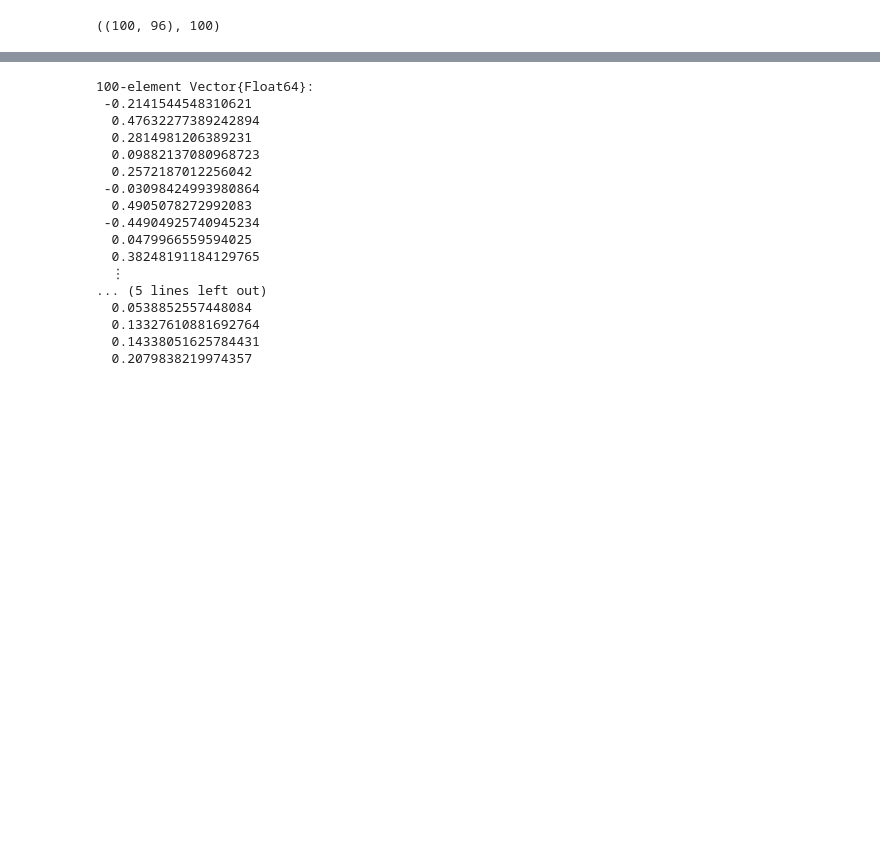
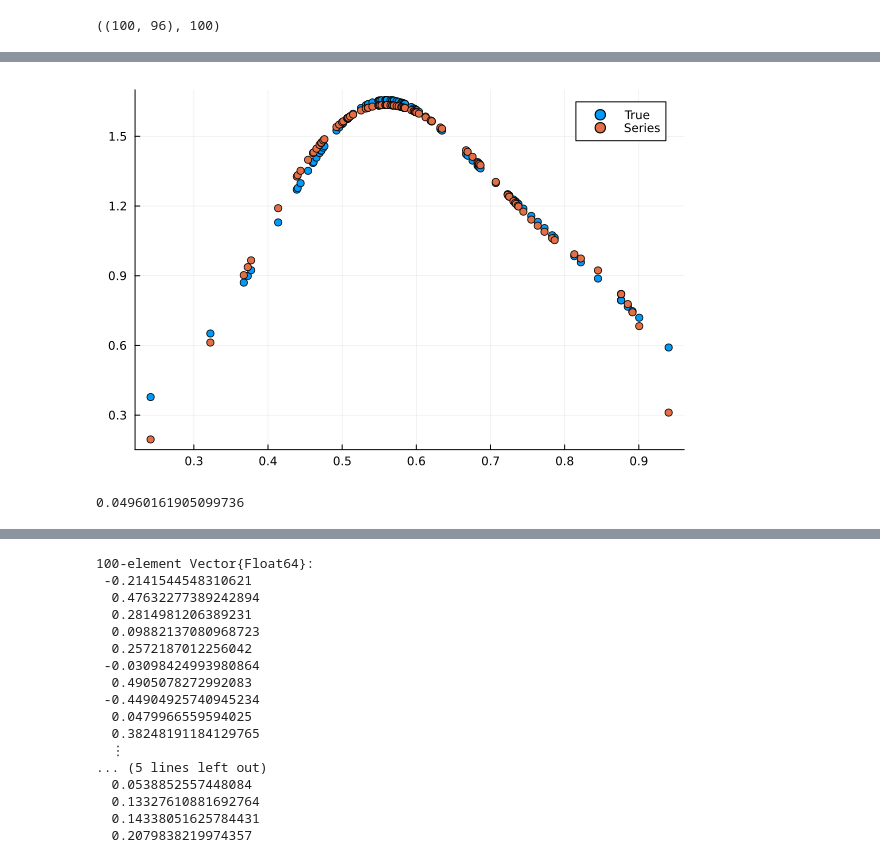
Before and after one commit to jmoo2880/QuantumInspiredML, a Jupyter notebook: LogLoss/meeting.ipynb, the cells around one changed output, grey strips where cells are left out. Cells and saved outputs as stored; diff of their text form; code cells hidden in the pictures; blank space fills up the shorter version.

```diff
--- a/LogLoss/meeting.ipynb
+++ b/LogLoss/meeting.ipynb
@@ -44,0 +89,47 @@ scaler = fit_scaler(RobustSigmoidTransform, X_train; range=encoding.range);
+# %%
+xs = sort(X_train_scaled[:,1])
+kdense = kde(xs; bandwidth=0.08)
+ys = pdf(kdense, xs)
+
+wf = sqrt.(ys);
+# %%
+d = 5
+nterms = 20#100*d
+
+legfuncs = []
+expansion = []
+for i in 0:nterms-1
+    ysi = Pl.(xs, i; norm = Val(:normalized))
+    push!(legfuncs, ysi)
+    problem = SampledIntegralProblem(wf .* ysi, xs)
+    method = TrapezoidalRule()
+    push!(expansion, solve(problem, method).u)
+end
+# %%
+ysexp = zeros(length(ys))
+ysappr = zeros(length(ys))
+
+for (i,w) in enumerate(expansion)
+
+    ysexp .+= w .* legfuncs[i]
+
+end
+
+inds = partialsortperm(abs2.(expansion), 1:d; rev=true)
+
+for i in inds
+
+    ysappr .+= expansion[i] .* legfuncs[i]
+
+end
+
+
+scatter(xs, wf; label="True")
+scatter!(xs, ysexp; label="Series")
+#scatter!(xs, ysappr; label="Expansion")
+# %% [output]
+[figure, added]
+# %%
+minimum((X_train_scaled.+1)./2)
+# %% [output]
+0.04960161905099736
```
Also changed, not shown: parts of 7 cells of this notebook, 7 other files.
